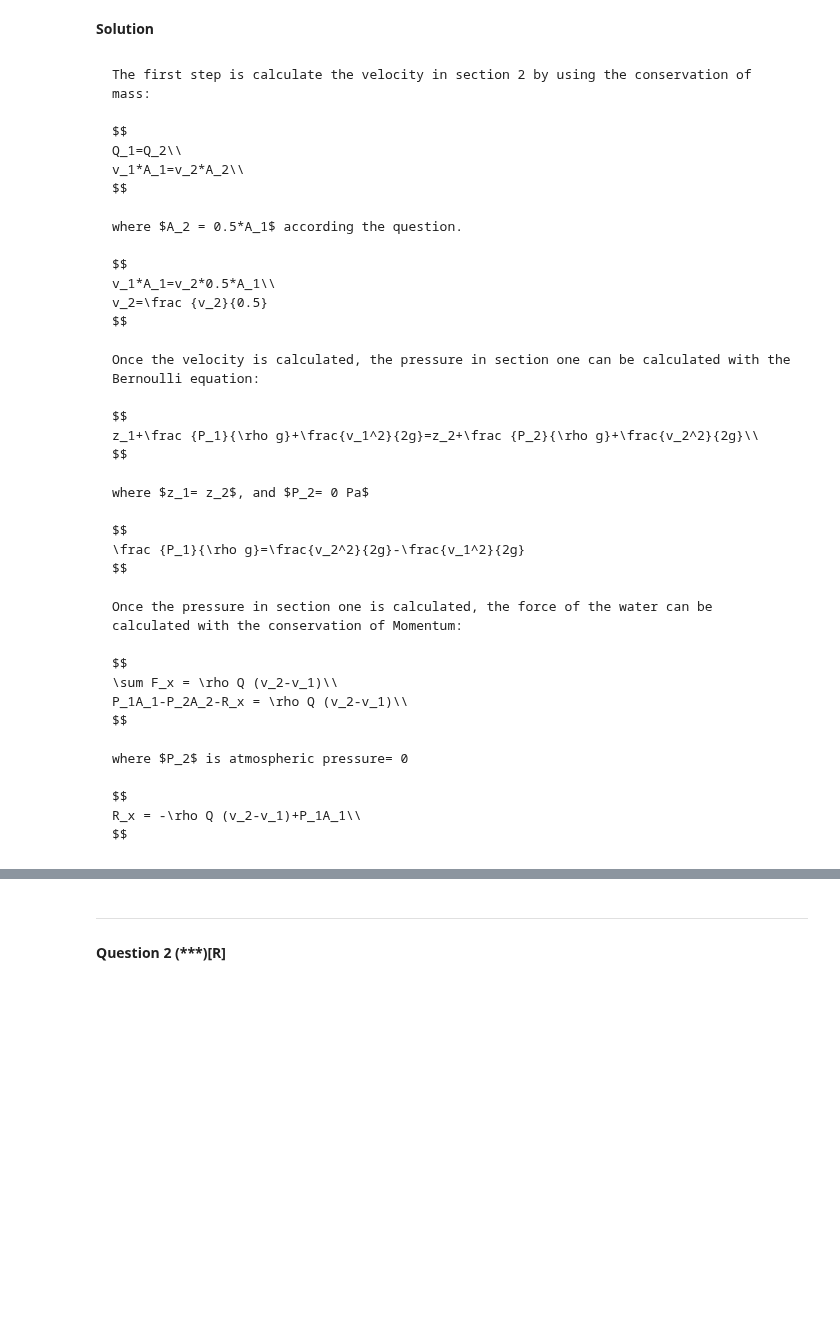
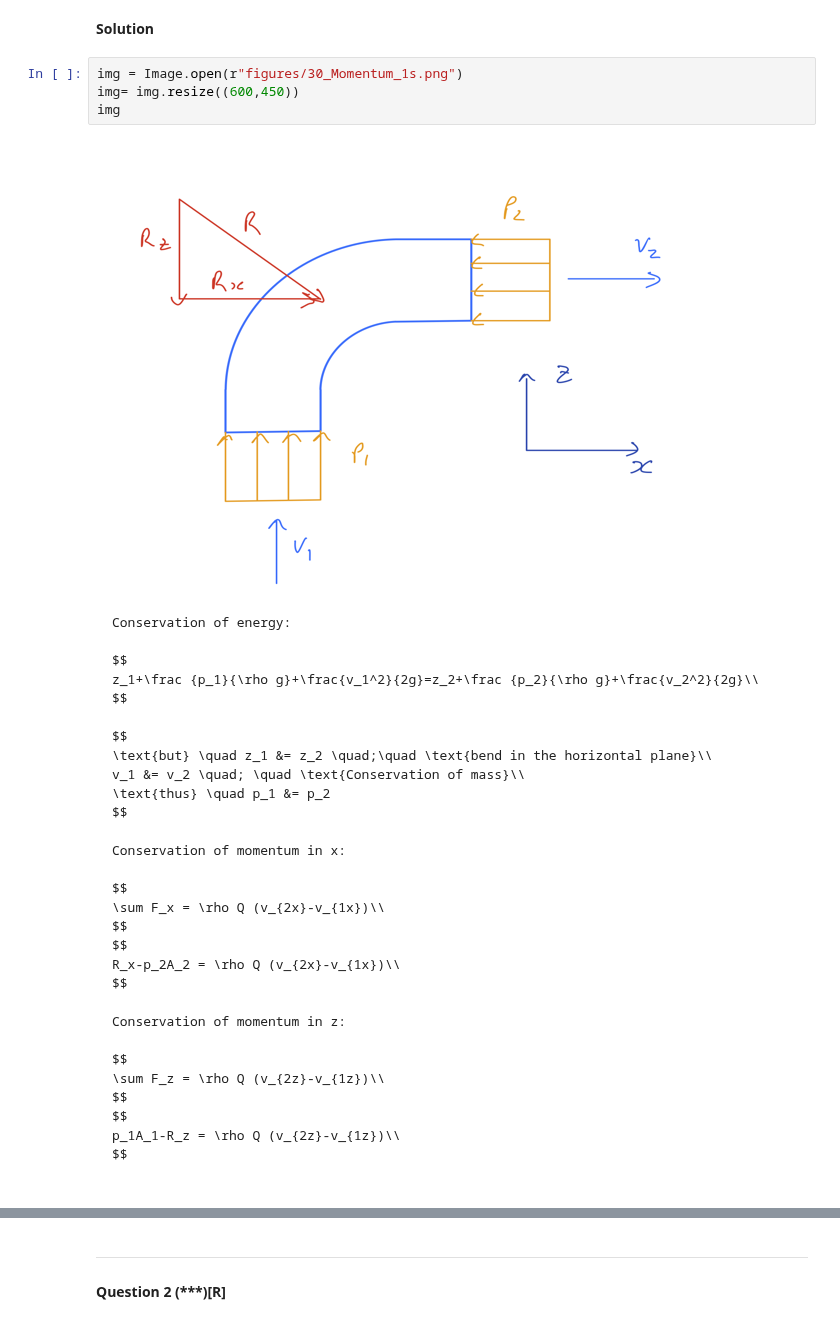
Before and after one commit to Maria9925/CIVIL_202_25, a Jupyter notebook: _sources/Module5ConservationofMomentum_Sol.ipynb, the cells around one changed output, grey strips where cells are left out. Cells and saved outputs as stored; diff of their text form; blank space fills up the shorter version.

````diff
--- a/_sources/Module5ConservationofMomentum_Sol.ipynb
+++ b/_sources/Module5ConservationofMomentum_Sol.ipynb
@@ -644,46 +652,44 @@ Use conservation of momentum to calculate the force on the perforated plate.
 ```
 # %% [markdown]
 **Solution**
-# %% [markdown]
-```{Dropdown} Show code cell outputs
-The first step is calculate the velocity in section 2 by using the conservation of mass:
-
-$$
-Q_1=Q_2\\
-v_1*A_1=v_2*A_2\\
-$$
-
-where $A_2 = 0.5*A_1$ according the question.
-
-$$
-v_1*A_1=v_2*0.5*A_1\\
-v_2=\frac {v_2}{0.5}
-$$
-
-Once the velocity is calculated, the pressure in section one can be calculated with the Bernoulli equation:
-
-$$
-z_1+\frac {P_1}{\rho g}+\frac{v_1^2}{2g}=z_2+\frac {P_2}{\rho g}+\frac{v_2^2}{2g}\\
-$$
-
-where $z_1= z_2$, and $P_2= 0 Pa$
-
-$$
-\frac {P_1}{\rho g}=\frac{v_2^2}{2g}-\frac{v_1^2}{2g}
-$$
-
-Once the pressure in section one is calculated, the force of the water can be calculated with the conservation of Momentum:
-
-$$
-\sum F_x = \rho Q (v_2-v_1)\\
-P_1A_1-P_2A_2-R_x = \rho Q (v_2-v_1)\\
-$$
-
-where $P_2$ is atmospheric pressure= 0
-
-$$
-R_x = -\rho Q (v_2-v_1)+P_1A_1\\
-$$
-```
+# %%
+img = Image.open(r"figures/30_Momentum_1s.png")
+img= img.resize((600,450))
+img
+# %% [output]
+[figure, added]
+# %% [markdown]
+ ```{Dropdown} Show code cell outputs
+Conservation of energy:
+
+$$
+z_1+\frac {p_1}{\rho g}+\frac{v_1^2}{2g}=z_2+\frac {p_2}{\rho g}+\frac{v_2^2}{2g}\\
+$$
+
+$$
+\text{but} \quad z_1 &= z_2 \quad;\quad \text{bend in the horizontal plane}\\
+v_1 &= v_2 \quad; \quad \text{Conservation of mass}\\
+\text{thus} \quad p_1 &= p_2
+$$
+
+Conservation of momentum in x:
+
+$$
+\sum F_x = \rho Q (v_{2x}-v_{1x})\\
+$$
+$$
+R_x-p_2A_2 = \rho Q (v_{2x}-v_{1x})\\
+$$
+
+Conservation of momentum in z:
+
+$$
+\sum F_z = \rho Q (v_{2z}-v_{1z})\\
+$$
+$$
+p_1A_1-R_z = \rho Q (v_{2z}-v_{1z})\\
+$$
+
+```
 # %%
 %%render long
````
Also changed, not shown: parts of 96 cells of this notebook, 15 other files.
